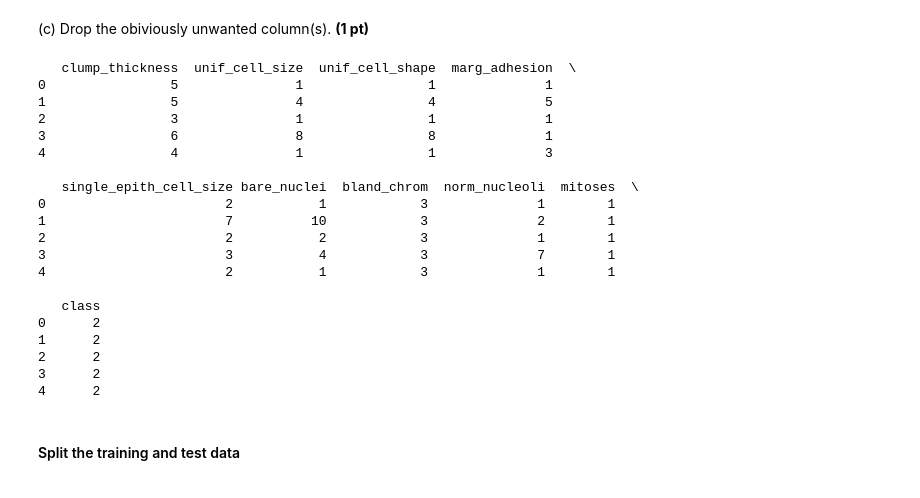
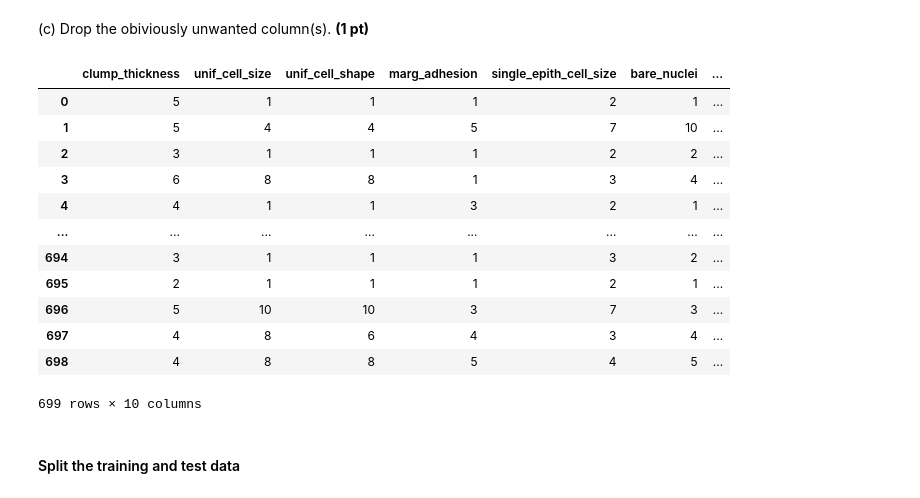
Before and after one commit to Humbll/MVE137, a Jupyter notebook: Project/Project.ipynb, the cells around one changed output. Saved outputs shown, nothing was run; the diff lists cells and outputs as text; code cells hidden in the pictures.

```diff
--- a/Project/Project.ipynb
+++ b/Project/Project.ipynb
@@ -266,35 +265,24 @@ Total missing values after replacement: 0
 #### Feature engineering
 # %% [markdown]
 (c) Drop the obiviously unwanted column(s). **(1 pt)**
-# %%
-unwanted_columns = ['id']  # Add the names of the unwanted columns to this list
-
-# Use the drop method to remove the unwanted columns
-df = df.drop(columns=unwanted_columns)
-
-# Print the first few rows of the DataFrame to verify the columns have been dropped
-print(df.head())
-# %% [output]
-   clump_thickness  unif_cell_size  unif_cell_shape  marg_adhesion  \
-0                5               1                1              1
-1                5               4                4              5
-2                3               1                1              1
-3                6               8                8              1
-4                4               1                1              3
-
-   single_epith_cell_size bare_nuclei  bland_chrom  norm_nucleoli  mitoses  \
-0                       2           1            3              1        1
-1                       7          10            3              2        1
-2                       2           2            3              1        1
-3                       3           4            3              7        1
-4                       2           1            3              1        1
-
-   class
-0      2
-1      2
-2      2
-3      2
-4      2
+# %%
+ #use df drop to drop column id since its unwanted
+df = df.drop("id",axis=1)
+(df.head(699))
+# %% [output]
+|  | clump_thickness | unif_cell_size | unif_cell_shape | marg_adhesion | single_epith_cell_size | bare_nuclei | ... |
+| 0 | 5 | 1 | 1 | 1 | 2 | 1 | ... |
+| 1 | 5 | 4 | 4 | 5 | 7 | 10 | ... |
+| 2 | 3 | 1 | 1 | 1 | 2 | 2 | ... |
+| 3 | 6 | 8 | 8 | 1 | 3 | 4 | ... |
+| 4 | 4 | 1 | 1 | 3 | 2 | 1 | ... |
+| ... | ... | ... | ... | ... | ... | ... | ... |
+| 694 | 3 | 1 | 1 | 1 | 3 | 2 | ... |
+| 695 | 2 | 1 | 1 | 1 | 2 | 1 | ... |
+| 696 | 5 | 10 | 10 | 3 | 7 | 3 | ... |
+| 697 | 4 | 8 | 6 | 4 | 3 | 4 | ... |
+| 698 | 4 | 8 | 8 | 5 | 4 | 5 | ... |
+699 rows × 10 columns
 # %% [markdown]
 #### Split the training and test data
 # %% [markdown]
```
Also changed, not shown: parts of 15 cells of this notebook, 2 other files.
